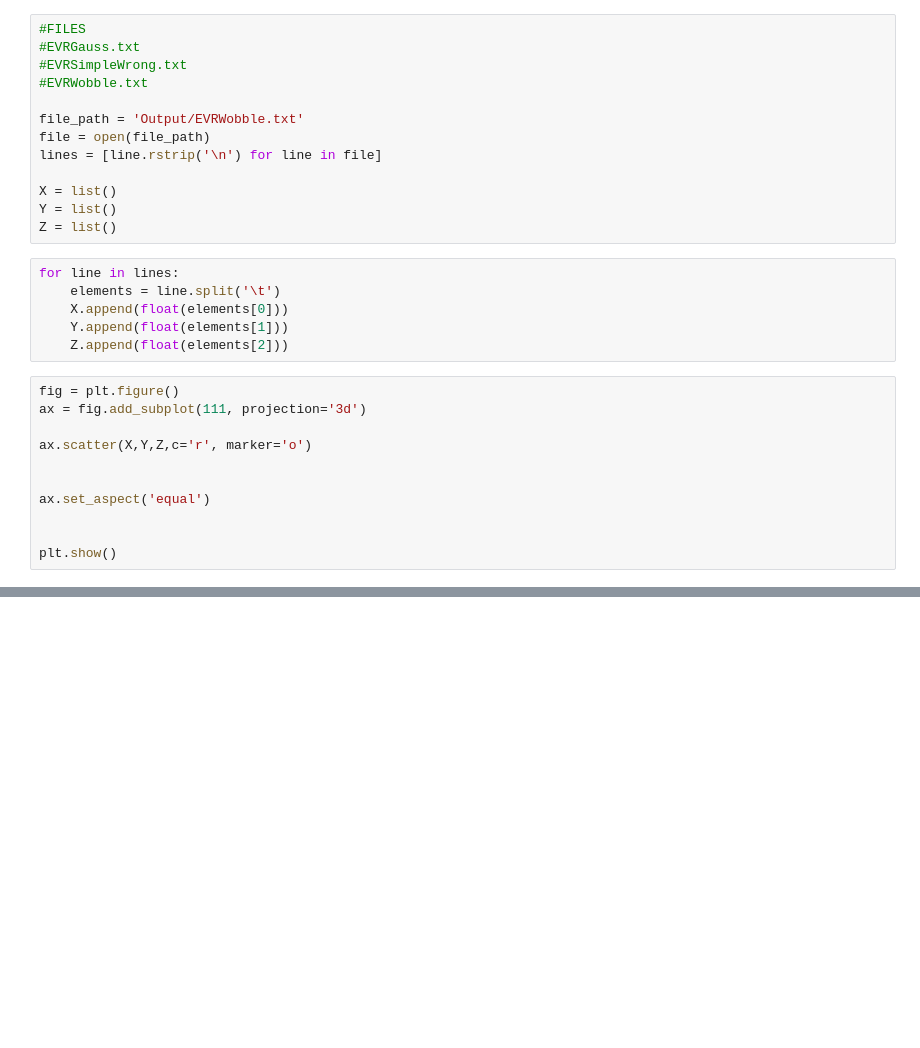
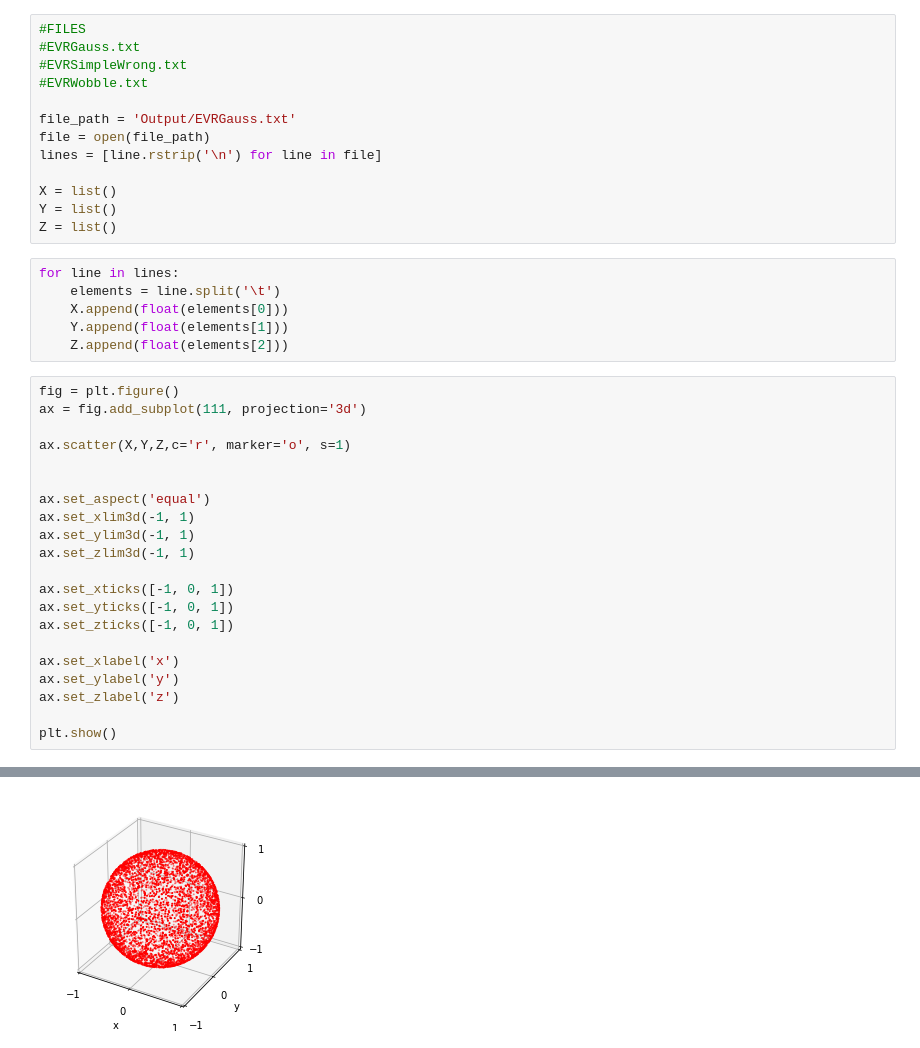
Before and after one commit to ocatias/LCMC_Sim, a Jupyter notebook: ErrorAnalysis.ipynb, the cells around one changed output, grey strips where cells are left out. Saved outputs shown, nothing was run; the diff lists cells and outputs as text; blank space fills up the shorter version.

```diff
--- a/ErrorAnalysis.ipynb
+++ b/ErrorAnalysis.ipynb
@@ -35,7 +37,7 @@ Text(0,0.5,'Absolute Error')
 #EVRSimpleWrong.txt
 #EVRWobble.txt
 
-file_path = 'Output/EVRWobble.txt'
+file_path = 'Output/EVRGauss.txt'
 file = open(file_path)
 lines = [line.rstrip('\n') for line in file]
 
@@ -52,11 +54,21 @@ for line in lines:
 fig = plt.figure()
 ax = fig.add_subplot(111, projection='3d')
 
-ax.scatter(X,Y,Z,c='r', marker='o')
+ax.scatter(X,Y,Z,c='r', marker='o', s=1)
 
 
 ax.set_aspect('equal')
+ax.set_xlim3d(-1, 1)
+ax.set_ylim3d(-1, 1)
+ax.set_zlim3d(-1, 1)
 
+ax.set_xticks([-1, 0, 1])
+ax.set_yticks([-1, 0, 1])
+ax.set_zticks([-1, 0, 1])
+
+ax.set_xlabel('x')
+ax.set_ylabel('y')
+ax.set_zlabel('z')
 
 plt.show()
 # %% [output]
@@ -64,0 +75 @@ plt.show()
+[figure, added]
```
Also changed, not shown: parts of 3 cells of this notebook, 4 other files.
